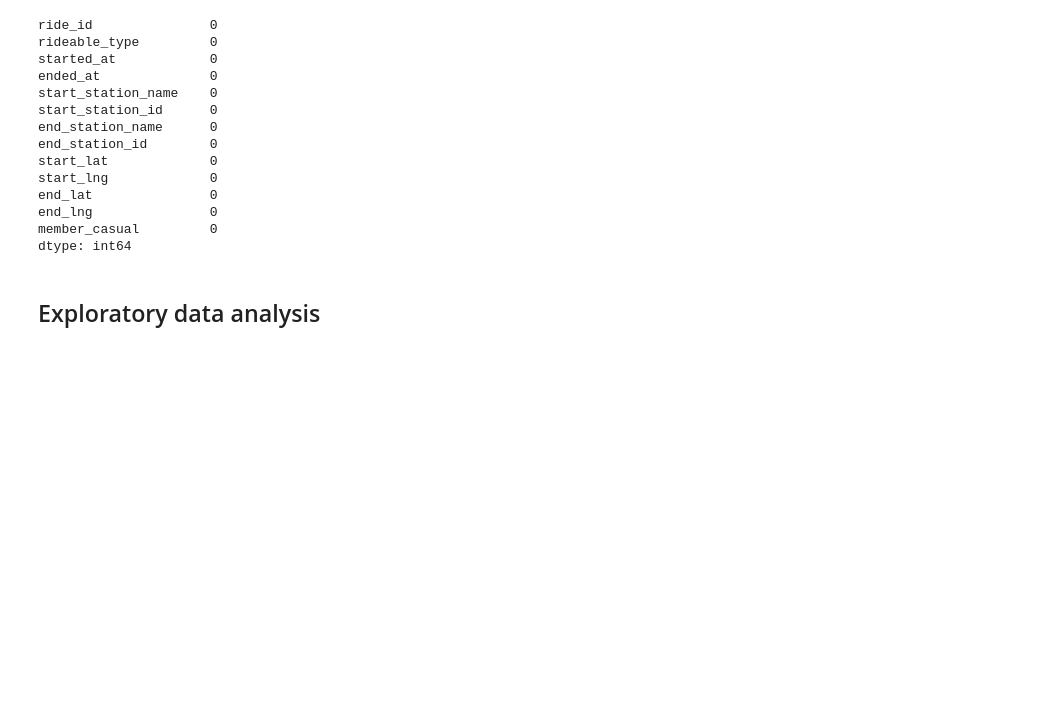
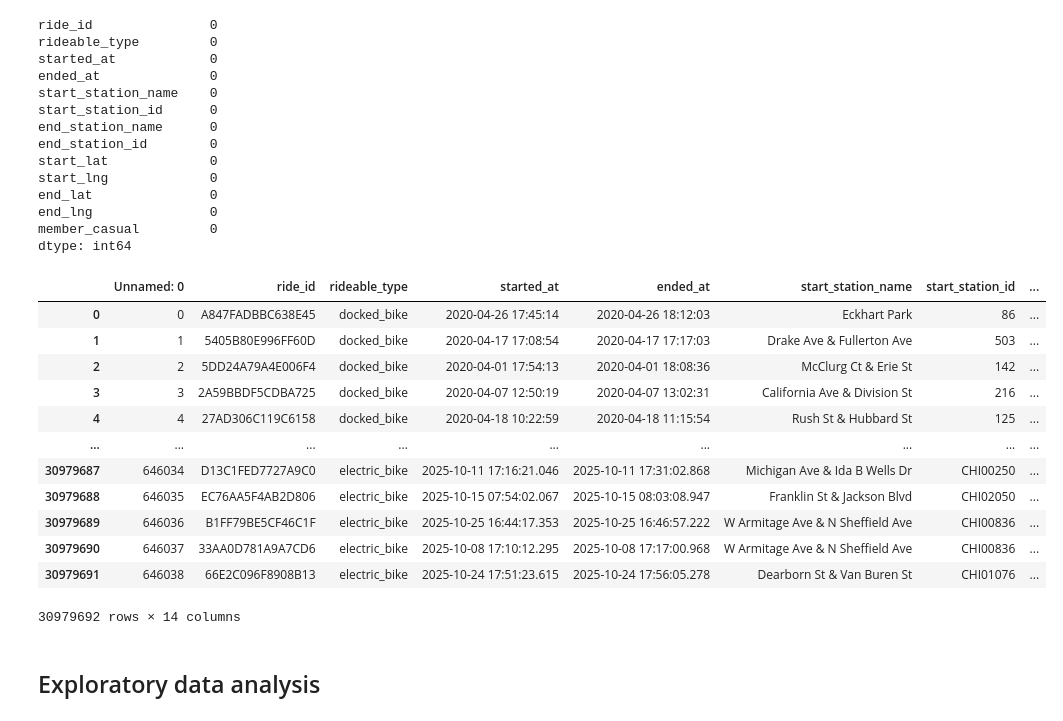
Before and after one commit to JonasGoldberg18/STAT303_Final_Project, a Jupyter notebook: Project Code Template.ipynb, the cells around one changed output. Cells and saved outputs as stored; diff of their text form; code cells hidden in the pictures; blank space fills up the shorter version.

```diff
--- a/Project Code Template.ipynb
+++ b/Project Code Template.ipynb
@@ -435,6 +435,22 @@ divvy_data.to_csv('../data/imputed_divy.csv')
 # read imputed data without having to rerun the above code
 # (faster for development purposes)
 divvy_data = pd.read_csv('../data/imputed_divy.csv')
+# %%
+divvy_data
+# %% [output]
+|  | Unnamed: 0 | ride_id | rideable_type | started_at | ended_at | start_station_name | start_station_id | ... |
+| 0 | 0 | A847FADBBC638E45 | docked_bike | 2020-04-26 17:45:14 | 2020-04-26 18:12:03 | Eckhart Park | 86 | ... |
+| 1 | 1 | 5405B80E996FF60D | docked_bike | 2020-04-17 17:08:54 | 2020-04-17 17:17:03 | Drake Ave & Fullerton Ave | 503 | ... |
+| 2 | 2 | 5DD24A79A4E006F4 | docked_bike | 2020-04-01 17:54:13 | 2020-04-01 18:08:36 | McClurg Ct & Erie St | 142 | ... |
+| 3 | 3 | 2A59BBDF5CDBA725 | docked_bike | 2020-04-07 12:50:19 | 2020-04-07 13:02:31 | California Ave & Division St | 216 | ... |
+| 4 | 4 | 27AD306C119C6158 | docked_bike | 2020-04-18 10:22:59 | 2020-04-18 11:15:54 | Rush St & Hubbard St | 125 | ... |
+| ... | ... | ... | ... | ... | ... | ... | ... | ... |
+| 30979687 | 646034 | D13C1FED7727A9C0 | electric_bike | 2025-10-11 17:16:21.046 | 2025-10-11 17:31:02.868 | Michigan Ave & Ida B Wells Dr | CHI00250 | ... |
+| 30979688 | 646035 | EC76AA5F4AB2D806 | electric_bike | 2025-10-15 07:54:02.067 | 2025-10-15 08:03:08.947 | Franklin St & Jackson Blvd | CHI02050 | ... |
+| 30979689 | 646036 | B1FF79BE5CF46C1F | electric_bike | 2025-10-25 16:44:17.353 | 2025-10-25 16:46:57.222 | W Armitage Ave & N Sheffield Ave | CHI00836 | ... |
+| 30979690 | 646037 | 33AA0D781A9A7CD6 | electric_bike | 2025-10-08 17:10:12.295 | 2025-10-08 17:17:00.968 | W Armitage Ave & N Sheffield Ave | CHI00836 | ... |
+| 30979691 | 646038 | 66E2C096F8908B13 | electric_bike | 2025-10-24 17:51:23.615 | 2025-10-24 17:56:05.278 | Dearborn St & Van Buren St | CHI01076 | ... |
+30979692 rows × 14 columns
 # %% [markdown]
 ## Exploratory data analysis
 # %% [markdown]
```
Also changed, not shown: parts of 5 cells of this notebook.
